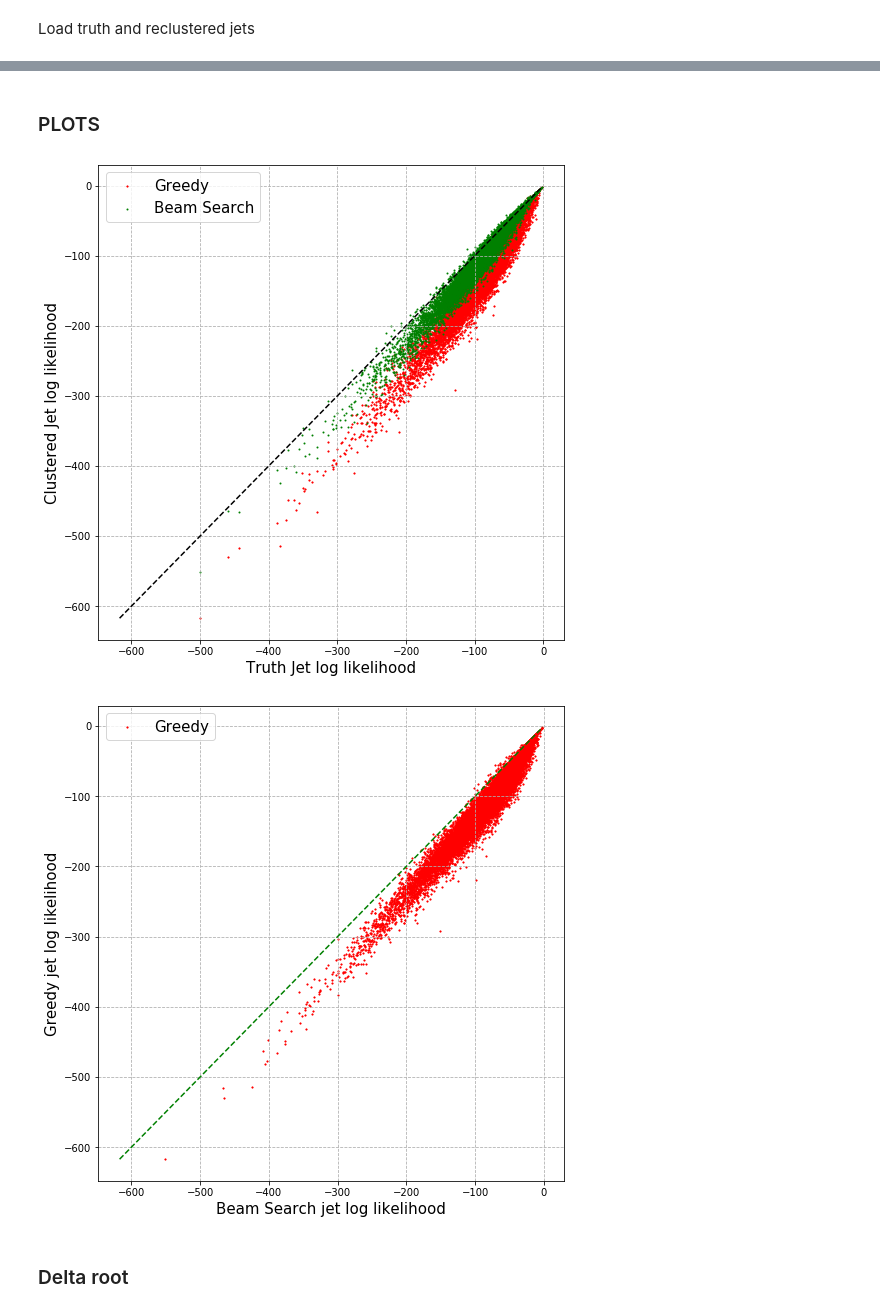
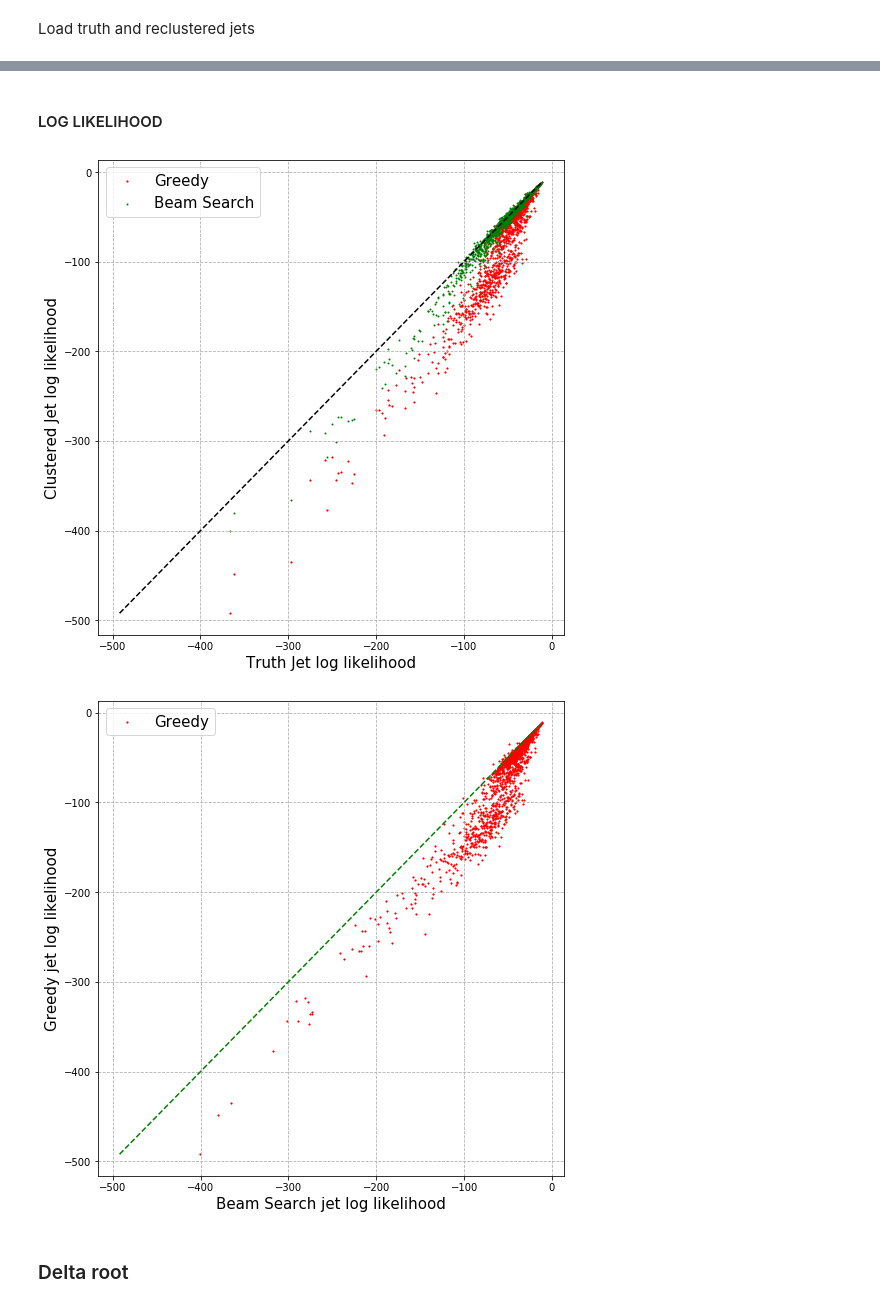
Before and after one commit to SebastianMacaluso/StandardHC, a Jupyter notebook: compareAlgorithms.ipynb, the cells around one changed output, grey strips where cells are left out. Drawn from its saved outputs; the diff is of its cells as text; code cells hidden in the pictures.

```diff
--- a/compareAlgorithms.ipynb
+++ b/compareAlgorithms.ipynb
@@ -336,2 +113,2 @@ Greedy_dic = appendGreedyJets(Nstart,Nend,N_jets)
 # %%
-BSO_dic = appendBSO_Scan(Nstart,Nend,N_jets)
+BSODict = jetClustering.appendBSO_Scan(Nstart,Nend,N_jets)
@@ -337,0 +143,4 @@ BSO_dic = appendBSO_Scan(Nstart,Nend,N_jets)
+# %%
+Width = 20
+# %%
+truth_dic, Greedy_dic, BSO_dic = auxFunctions.deltaRootCut(Nstart,Nend, truthDict, GreedyDict, BSODict, Width = Width )
@@ -337,0 +151,4 @@ BSO_dic = appendBSO_Scan(Nstart,Nend,N_jets)
+# %%
+truth_dic =auxFunctions.jetsLogLH(Nstart,Nend, truth_dic)
+Greedy_dic =auxFunctions.jetsLogLH(Nstart,Nend, Greedy_dic)
+BSO_dic =auxFunctions.jetsLogLH(Nstart,Nend, BSO_dic)
@@ -346,2 +166,0 @@ print(" Beam Search mean logLH = %0.1f $\pm$ %0.1f" %(np.average(BSO_dic["avgLog
-# %% [markdown]
-### PLOTS
@@ -390,8 +174,10 @@ def LogLHscatterPlot(truthDic, GreedyDic, BSODic, truth=True):
+# %% [markdown]
+#### LOG LIKELIHOOD
 # %%
-LogLHscatterPlot(truth_dic, Greedy_dic, BSO_dic)
-LogLHscatterPlot(truth_dic, Greedy_dic, BSO_dic, truth=False)
+auxFunctions.LogLHscatterPlot(truth_dic, Greedy_dic, BSO_dic)
+auxFunctions.LogLHscatterPlot(truth_dic, Greedy_dic, BSO_dic, truth=False)
 # %% [output]
-[figure, old version]
+[figure, new version]
-[figure, old version]
+[figure, new version]
 # %% [markdown]
 ### Delta root
```
Also changed, not shown: parts of 99 cells of this notebook, 37 other files.
